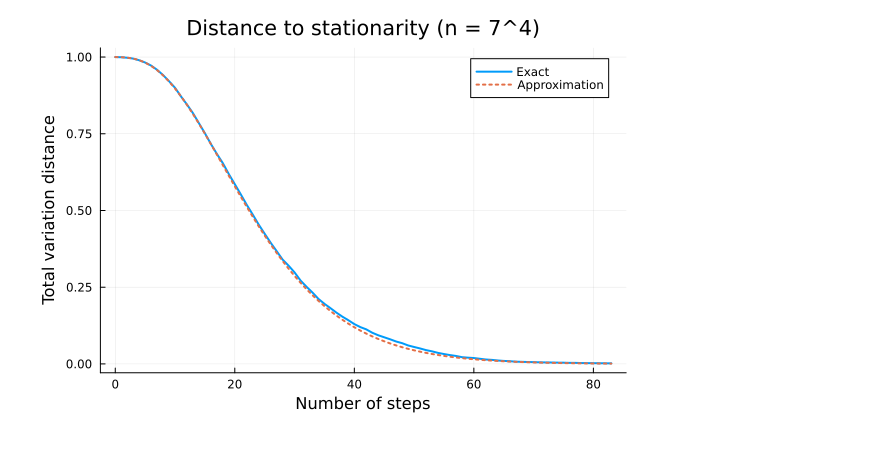
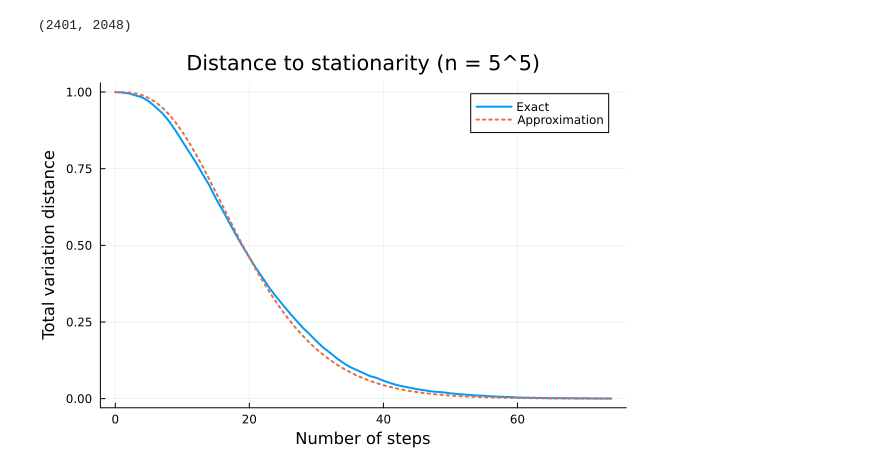
Before and after one commit to Michael-Howes/BurnsideProcess, a Jupyter notebook: Examples/necklaces_examples.ipynb, the cells around one changed output. Drawn from its saved outputs; the diff is of its cells as text; code cells hidden in the pictures.

```diff
--- a/Examples/necklaces_examples.ipynb
+++ b/Examples/necklaces_examples.ipynb
@@ -31,10 +32,32 @@ end
-# %%
-plt = plot(ts, TV_dist', label="Exact", linewidth = 2)
-plot!(plt, ts, approx, label="Approximation",linewidth = 2, linestyle = :dot)
-xlabel!(plt, "Number of steps")
-ylabel!(plt, "Total variation distance")
-title!(plt, "Distance to stationarity (n = 7^4)")
-savefig(plt, "../Figures/necklaces_7_pow_4.pdf")
-plt
-# %% [output]
-[figure, removed]
+# %%
+n, 2^11
+# %% [output]
+(2401, 2048)
+# %%
+p = 5
+m = 5
+n = p^m
+reps = 3*p*m
+n_samples = 5000
+samples = zeros(Int, n_samples, reps)
+@showprogress for i in 1:n_samples
+    _, js = burnside_process(n, reps)
+    samples[i, 1:reps] = js
+end
+# %%
+TV_dist = (1 .- sum(samples .== 0, dims = 1)/n_samples)'
+ts = 0:(reps-1)
+approx = ones(reps)
+for t in 1:(reps-1)
+    nbin = NegativeBinomial(t, 1-1/p)
+    approx[t+1] = cdf(nbin, m-1)
+end
+plt = plot(ts, TV_dist, label="Exact", linewidth = 2)
+plot!(plt, ts, approx, label="Approximation",linewidth = 2, linestyle = :dot)
+xlabel!(plt, "Number of steps")
+ylabel!(plt, "Total variation distance")
+title!(plt, "Distance to stationarity (n = 5^5)")
+savefig(plt, "../Figures/necklaces_5_pow_5.pdf")
+plt
+# %% [output]
+[figure, added]
```
Also changed, not shown: parts of 5 cells of this notebook, 5 other files.
